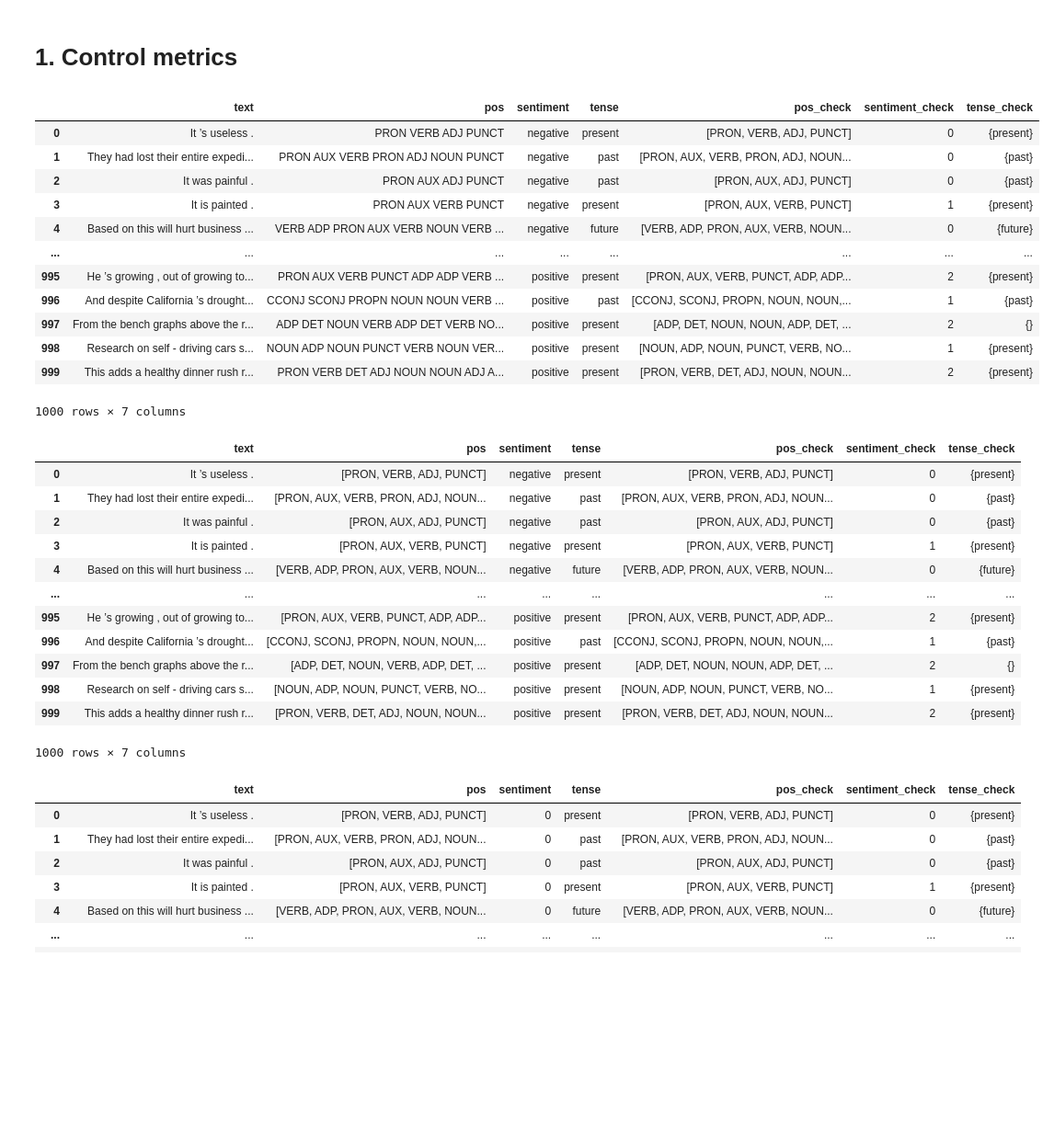
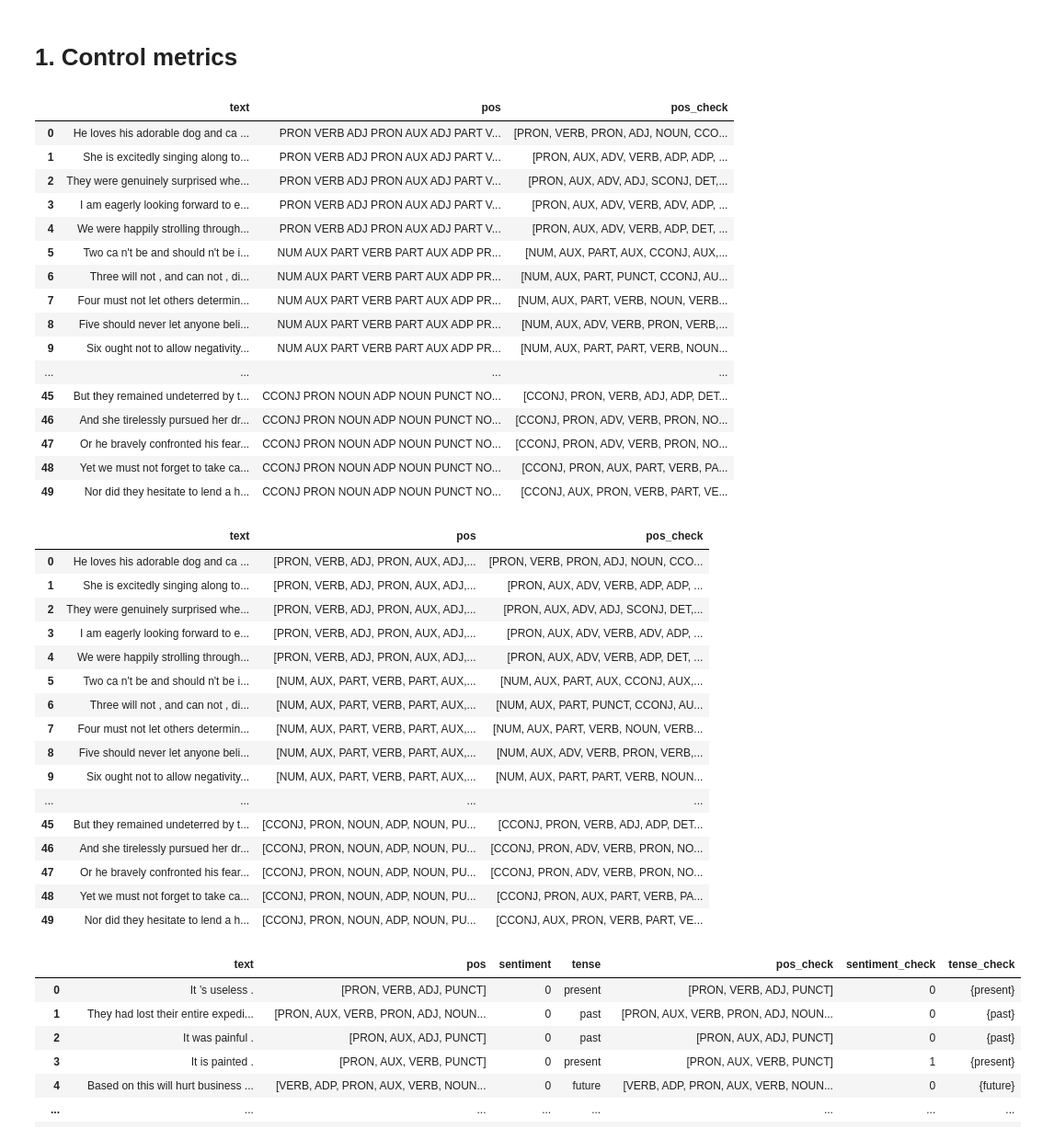
Before and after one commit to SandraKonopatska/controllable-text-generation, a Jupyter notebook: Metrics.ipynb, the cells around one changed output. Shown at 92% size. Saved outputs shown, nothing was run; the diff lists cells and outputs as text; code cells hidden in the pictures; blank space fills up the shorter version.

```diff
--- a/Metrics.ipynb
+++ b/Metrics.ipynb
@@ -14,7 +16,7 @@ import urllib.request
 from nltk import word_tokenize, pos_tag
 nlp = spacy.load("en_core_web_sm")
 # %%
-df_generation = pd.read_csv('datasets/Generation_results/df_chat_len.csv')
+df_generation = pd.read_csv('datasets/Generation_results/df_len2000.csv')
 df_generation
 # %% [output]
 |  | text | length |
@@ -133,40 +154,48 @@ def tense_detect(sentence):
   return tenses_set
 # %%
 df_generation['pos_check'] = df_generation['text'].apply(part_of_speech)
-df_generation['sentiment_check'] = df_generation['text'].apply(sentiment_analysis)
-df_generation['tense_check'] = df_generation['text'].apply(tense_detect)
+# df_generation['sentiment_check'] = df_generation['text'].apply(sentiment_analysis)
+# df_generation['tense_check'] = df_generation['text'].apply(tense_detect)
 df_generation
 # %% [output]
-|  | text | pos | sentiment | tense | pos_check | sentiment_check | tense_check |
-| 0 | It ’s useless . | PRON VERB ADJ PUNCT | negative | present | [PRON, VERB, ADJ, PUNCT] | 0 | {present} |
-| 1 | They had lost their entire expedi... | PRON AUX VERB PRON ADJ NOUN PUNCT | negative | past | [PRON, AUX, VERB, PRON, ADJ, NOUN... | 0 | {past} |
-| 2 | It was painful . | PRON AUX ADJ PUNCT | negative | past | [PRON, AUX, ADJ, PUNCT] | 0 | {past} |
-| 3 | It is painted . | PRON AUX VERB PUNCT | negative | present | [PRON, AUX, VERB, PUNCT] | 1 | {present} |
-| 4 | Based on this will hurt business ... | VERB ADP PRON AUX VERB NOUN VERB ... | negative | future | [VERB, ADP, PRON, AUX, VERB, NOUN... | 0 | {future} |
-| ... | ... | ... | ... | ... | ... | ... | ... |
-| 995 | He ’s growing , out of growing to... | PRON AUX VERB PUNCT ADP ADP VERB ... | positive | present | [PRON, AUX, VERB, PUNCT, ADP, ADP... | 2 | {present} |
-| 996 | And despite California ’s drought... | CCONJ SCONJ PROPN NOUN NOUN VERB ... | positive | past | [CCONJ, SCONJ, PROPN, NOUN, NOUN,... | 1 | {past} |
-| 997 | From the bench graphs above the r... | ADP DET NOUN VERB ADP DET VERB NO... | positive | present | [ADP, DET, NOUN, NOUN, ADP, DET, ... | 2 | {} |
-| 998 | Research on self - driving cars s... | NOUN ADP NOUN PUNCT VERB NOUN VER... | positive | present | [NOUN, ADP, NOUN, PUNCT, VERB, NO... | 1 | {present} |
-| 999 | This adds a healthy dinner rush r... | PRON VERB DET ADJ NOUN NOUN ADJ A... | positive | present | [PRON, VERB, DET, ADJ, NOUN, NOUN... | 2 | {present} |
+|  | text | pos | pos_check |
+| 0 | He loves his adorable dog and ca ... | PRON VERB ADJ PRON AUX ADJ PART V... | [PRON, VERB, PRON, ADJ, NOUN, CCO... |
+| 1 | She is excitedly singing along to... | PRON VERB ADJ PRON AUX ADJ PART V... | [PRON, AUX, ADV, VERB, ADP, ADP, ... |
+| 2 | They were genuinely surprised whe... | PRON VERB ADJ PRON AUX ADJ PART V... | [PRON, AUX, ADV, ADJ, SCONJ, DET,... |
+| 3 | I am eagerly looking forward to e... | PRON VERB ADJ PRON AUX ADJ PART V... | [PRON, AUX, ADV, VERB, ADV, ADP, ... |
+| 4 | We were happily strolling through... | PRON VERB ADJ PRON AUX ADJ PART V... | [PRON, AUX, ADV, VERB, ADP, DET, ... |
+| 5 | Two ca n't be and should n't be i... | NUM AUX PART VERB PART AUX ADP PR... | [NUM, AUX, PART, AUX, CCONJ, AUX,... |
+| 6 | Three will not , and can not , di... | NUM AUX PART VERB PART AUX ADP PR... | [NUM, AUX, PART, PUNCT, CCONJ, AU... |
+| 7 | Four must not let others determin... | NUM AUX PART VERB PART AUX ADP PR... | [NUM, AUX, PART, VERB, NOUN, VERB... |
+| 8 | Five should never let anyone beli... | NUM AUX PART VERB PART AUX ADP PR... | [NUM, AUX, ADV, VERB, PRON, VERB,... |
+| 9 | Six ought not to allow negativity... | NUM AUX PART VERB PART AUX ADP PR... | [NUM, AUX, PART, PART, VERB, NOUN... |
+| ... | ... | ... | ... |
+| 45 | But they remained undeterred by t... | CCONJ PRON NOUN ADP NOUN PUNCT NO... | [CCONJ, PRON, VERB, ADJ, ADP, DET... |
+| 46 | And she tirelessly pursued her dr... | CCONJ PRON NOUN ADP NOUN PUNCT NO... | [CCONJ, PRON, ADV, VERB, PRON, NO... |
+| 47 | Or he bravely confronted his fear... | CCONJ PRON NOUN ADP NOUN PUNCT NO... | [CCONJ, PRON, ADV, VERB, PRON, NO... |
+| 48 | Yet we must not forget to take ca... | CCONJ PRON NOUN ADP NOUN PUNCT NO... | [CCONJ, PRON, AUX, PART, VERB, PA... |
+| 49 | Nor did they hesitate to lend a h... | CCONJ PRON NOUN ADP NOUN PUNCT NO... | [CCONJ, AUX, PRON, VERB, PART, VE... |
-1000 rows × 7 columns
 # %%
 df_generation['pos'] = df_generation['pos'].apply(lambda row: row.split())
 df_generation
 # %% [output]
-|  | text | pos | sentiment | tense | pos_check | sentiment_check | tense_check |
-| 0 | It ’s useless . | [PRON, VERB, ADJ, PUNCT] | negative | present | [PRON, VERB, ADJ, PUNCT] | 0 | {present} |
-| 1 | They had lost their entire expedi... | [PRON, AUX, VERB, PRON, ADJ, NOUN... | negative | past | [PRON, AUX, VERB, PRON, ADJ, NOUN... | 0 | {past} |
-| 2 | It was painful . | [PRON, AUX, ADJ, PUNCT] | negative | past | [PRON, AUX, ADJ, PUNCT] | 0 | {past} |
-| 3 | It is painted . | [PRON, AUX, VERB, PUNCT] | negative | present | [PRON, AUX, VERB, PUNCT] | 1 | {present} |
-| 4 | Based on this will hurt business ... | [VERB, ADP, PRON, AUX, VERB, NOUN... | negative | future | [VERB, ADP, PRON, AUX, VERB, NOUN... | 0 | {future} |
-| ... | ... | ... | ... | ... | ... | ... | ... |
-| 995 | He ’s growing , out of growing to... | [PRON, AUX, VERB, PUNCT, ADP, ADP... | positive | present | [PRON, AUX, VERB, PUNCT, ADP, ADP... | 2 | {present} |
-| 996 | And despite California ’s drought... | [CCONJ, SCONJ, PROPN, NOUN, NOUN,... | positive | past | [CCONJ, SCONJ, PROPN, NOUN, NOUN,... | 1 | {past} |
-| 997 | From the bench graphs above the r... | [ADP, DET, NOUN, VERB, ADP, DET, ... | positive | present | [ADP, DET, NOUN, NOUN, ADP, DET, ... | 2 | {} |
-| 998 | Research on self - driving cars s... | [NOUN, ADP, NOUN, PUNCT, VERB, NO... | positive | present | [NOUN, ADP, NOUN, PUNCT, VERB, NO... | 1 | {present} |
-| 999 | This adds a healthy dinner rush r... | [PRON, VERB, DET, ADJ, NOUN, NOUN... | positive | present | [PRON, VERB, DET, ADJ, NOUN, NOUN... | 2 | {present} |
+|  | text | pos | pos_check |
+| 0 | He loves his adorable dog and ca ... | [PRON, VERB, ADJ, PRON, AUX, ADJ,... | [PRON, VERB, PRON, ADJ, NOUN, CCO... |
+| 1 | She is excitedly singing along to... | [PRON, VERB, ADJ, PRON, AUX, ADJ,... | [PRON, AUX, ADV, VERB, ADP, ADP, ... |
+| 2 | They were genuinely surprised whe... | [PRON, VERB, ADJ, PRON, AUX, ADJ,... | [PRON, AUX, ADV, ADJ, SCONJ, DET,... |
+| 3 | I am eagerly looking forward to e... | [PRON, VERB, ADJ, PRON, AUX, ADJ,... | [PRON, AUX, ADV, VERB, ADV, ADP, ... |
+| 4 | We were happily strolling through... | [PRON, VERB, ADJ, PRON, AUX, ADJ,... | [PRON, AUX, ADV, VERB, ADP, DET, ... |
+| 5 | Two ca n't be and should n't be i... | [NUM, AUX, PART, VERB, PART, AUX,... | [NUM, AUX, PART, AUX, CCONJ, AUX,... |
+| 6 | Three will not , and can not , di... | [NUM, AUX, PART, VERB, PART, AUX,... | [NUM, AUX, PART, PUNCT, CCONJ, AU... |
+| 7 | Four must not let others determin... | [NUM, AUX, PART, VERB, PART, AUX,... | [NUM, AUX, PART, VERB, NOUN, VERB... |
+| 8 | Five should never let anyone beli... | [NUM, AUX, PART, VERB, PART, AUX,... | [NUM, AUX, ADV, VERB, PRON, VERB,... |
+| 9 | Six ought not to allow negativity... | [NUM, AUX, PART, VERB, PART, AUX,... | [NUM, AUX, PART, PART, VERB, NOUN... |
+| ... | ... | ... | ... |
+| 45 | But they remained undeterred by t... | [CCONJ, PRON, NOUN, ADP, NOUN, PU... | [CCONJ, PRON, VERB, ADJ, ADP, DET... |
+| 46 | And she tirelessly pursued her dr... | [CCONJ, PRON, NOUN, ADP, NOUN, PU... | [CCONJ, PRON, ADV, VERB, PRON, NO... |
+| 47 | Or he bravely confronted his fear... | [CCONJ, PRON, NOUN, ADP, NOUN, PU... | [CCONJ, PRON, ADV, VERB, PRON, NO... |
+| 48 | Yet we must not forget to take ca... | [CCONJ, PRON, NOUN, ADP, NOUN, PU... | [CCONJ, PRON, AUX, PART, VERB, PA... |
+| 49 | Nor did they hesitate to lend a h... | [CCONJ, PRON, NOUN, ADP, NOUN, PU... | [CCONJ, AUX, PRON, VERB, PART, VE... |
-1000 rows × 7 columns
 # %%
 df_generation['sentiment'] = df_generation['sentiment'].replace('positive', 2)
 df_generation['sentiment'] = df_generation['sentiment'].replace('neutral', 1)
```
Also changed, not shown: parts of 47 cells of this notebook.
